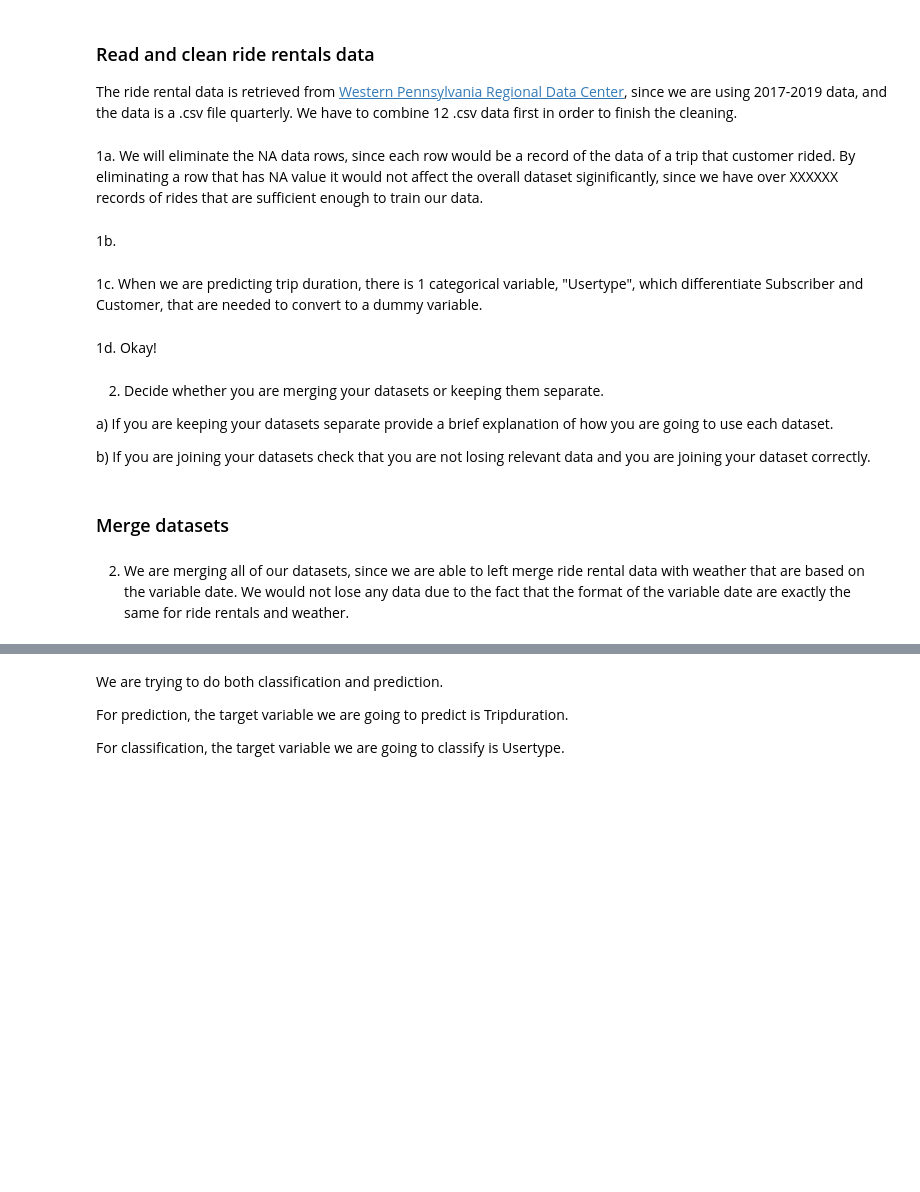
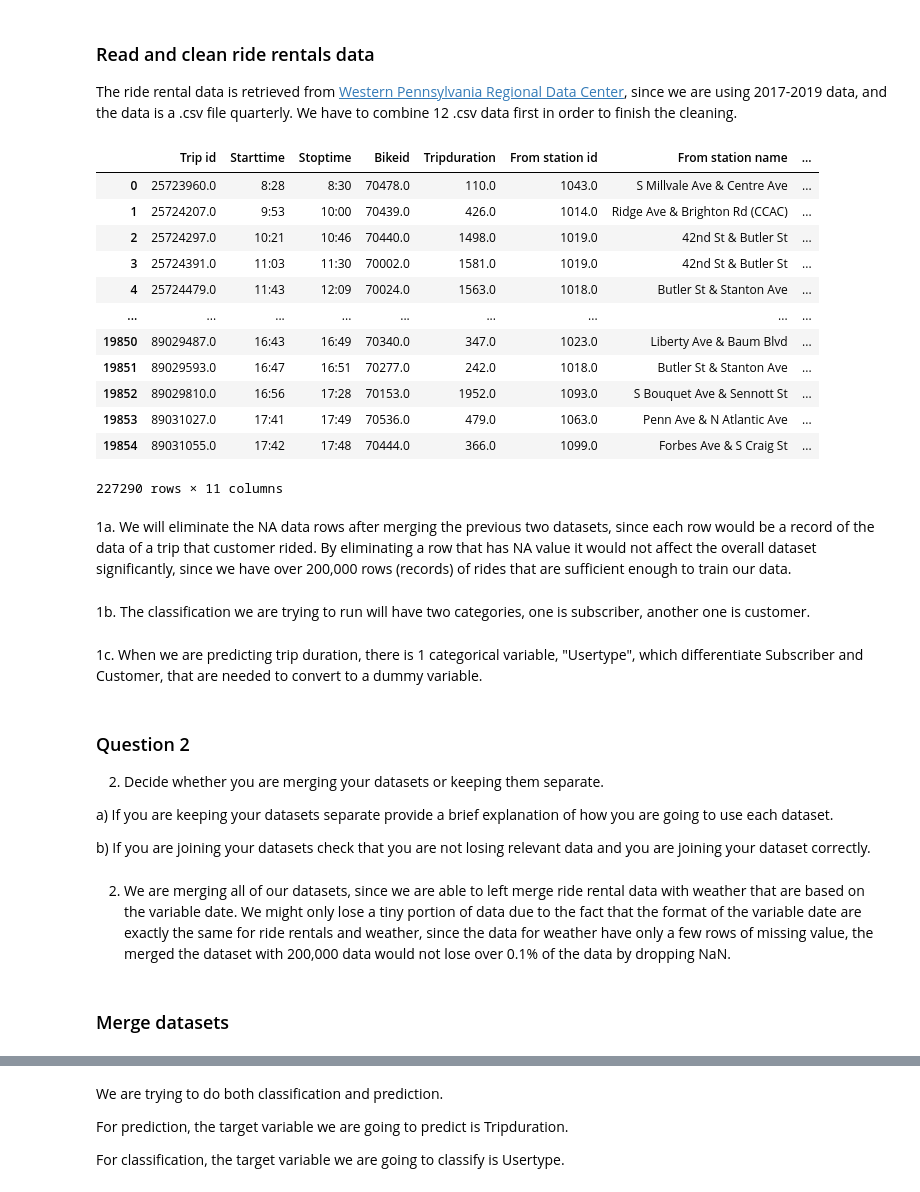
Before and after one commit to Nellyan4/data_mining_project, a Jupyter notebook: project_cleaning.ipynb, the cells around one changed output, grey strips where cells are left out. Cells and saved outputs as stored; diff of their text form; code cells hidden in the pictures; blank space fills up the shorter version.

```diff
--- a/project_cleaning.ipynb
+++ b/project_cleaning.ipynb
@@ -58,21 +87,56 @@ weather.head(5)
 # %% [markdown]
 ### Read and clean ride rentals data
 The ride rental data is retrieved from [Western Pennsylvania Regional Data Center](https://data.wprdc.org/dataset/healthyride-trip-data), since we are using 2017-2019 data, and the data is a .csv file quarterly. We have to combine 12 .csv data first in order to finish the cleaning.
+# %%
+ride = pd.DataFrame(data = None)
+for i in range(7,10):
+    for j in range(1,5):
+        ride_1 = pd.read_csv("healthy-ride-rentals-201{}-q{}.csv".format(i, j))
+        # drop the lines with NA
+        ride_1 = ride_1.dropna(axis=0)
+        # copy the column with date
+        ride_1["tmp"] = ride_1["Starttime"]
+        # starttime and stoptime delete the date
+        ride_1["Starttime"] = ride_1["Starttime"].apply(lambda x: str(x).split(" ")[1])
+        ride_1["Stoptime"] = ride_1["Stoptime"].apply(lambda x: str(x).split(" ")[1])
+        # extract date to a new column and then merge with weather dataset
+        ride_1["DATE"] = ride_1["tmp"].apply(lambda x: str(str(x).split("/")[2]).split(" ")[0] + "-" + str(x).split("/")[0]+ "-"  + str(x).split("/")[1])
+        # adjust the format
+        ride_1["DATE"] = pd.to_datetime(ride_1["DATE"]).apply(lambda x: str(x).split(" ")[0])
+        # delete the temp column
+        del ride_1["tmp"]
+
+        # add each subdataset
+        ride = pd.concat([ride, ride_1])
+ride
+# %% [output]
+|  | Trip id | Starttime | Stoptime | Bikeid | Tripduration | From station id | From station name | ... |
+| 0 | 25723960.0 | 8:28 | 8:30 | 70478.0 | 110.0 | 1043.0 | S Millvale Ave & Centre Ave | ... |
+| 1 | 25724207.0 | 9:53 | 10:00 | 70439.0 | 426.0 | 1014.0 | Ridge Ave & Brighton Rd (CCAC) | ... |
+| 2 | 25724297.0 | 10:21 | 10:46 | 70440.0 | 1498.0 | 1019.0 | 42nd St & Butler St | ... |
+| 3 | 25724391.0 | 11:03 | 11:30 | 70002.0 | 1581.0 | 1019.0 | 42nd St & Butler St | ... |
+| 4 | 25724479.0 | 11:43 | 12:09 | 70024.0 | 1563.0 | 1018.0 | Butler St & Stanton Ave | ... |
+| ... | ... | ... | ... | ... | ... | ... | ... | ... |
+| 19850 | 89029487.0 | 16:43 | 16:49 | 70340.0 | 347.0 | 1023.0 | Liberty Ave & Baum Blvd | ... |
+| 19851 | 89029593.0 | 16:47 | 16:51 | 70277.0 | 242.0 | 1018.0 | Butler St & Stanton Ave | ... |
+| 19852 | 89029810.0 | 16:56 | 17:28 | 70153.0 | 1952.0 | 1093.0 | S Bouquet Ave & Sennott St | ... |
+| 19853 | 89031027.0 | 17:41 | 17:49 | 70536.0 | 479.0 | 1063.0 | Penn Ave & N Atlantic Ave | ... |
+| 19854 | 89031055.0 | 17:42 | 17:48 | 70444.0 | 366.0 | 1099.0 | Forbes Ave & S Craig St | ... |
+227290 rows × 11 columns
 # %% [markdown]
-1a. We will eliminate the NA data rows, since each row would be a record of the data of a trip that customer rided. By eliminating a row that has NA value it would not affect the overall dataset siginificantly, since we have over XXXXXX records of rides that are sufficient enough to train our data.
+1a. We will eliminate the NA data rows after merging the previous two datasets, since each row would be a record of the data of a trip that customer rided. By eliminating a row that has NA value it would not affect the overall dataset significantly, since we have over 200,000 rows (records) of rides that are sufficient enough to train our data.
-# %% [markdown]
-1b.
+# %% [markdown]
+1b. The classification we are trying to run will have two categories, one is subscriber, another one is customer.
 # %% [markdown]
 1c. When we are predicting trip duration, there is 1 categorical variable, "Usertype", which differentiate Subscriber and Customer, that are needed to convert to a dummy variable.
-# %% [markdown]
-1d. Okay!
 # %% [markdown]
+### Question 2
 2) Decide whether you are merging your datasets or keeping them separate.
 
 a) If you are keeping your datasets separate provide a brief explanation of how you are going to use each dataset.
 
 b) If you are joining your datasets check that you are not losing relevant data and you are joining your dataset correctly.
+# %% [markdown]
+2. We are merging all of our datasets, since we are able to left merge ride rental data with weather that are based on the variable date. We might only lose a tiny portion of data due to the fact that the format of the variable date are exactly the same for ride rentals and weather, since the data for weather have only a few rows of missing value, the merged the dataset with 200,000 data would not lose over 0.1% of the data by dropping NaN.
 # %% [markdown]
 ### Merge datasets
-# %% [markdown]
-2. We are merging all of our datasets, since we are able to left merge ride rental data with weather that are based on the variable date. We would not lose any data due to the fact that the format of the variable date are exactly the same for ride rentals and weather.
```
Also changed, not shown: parts of 14 cells of this notebook, 1 other file.
